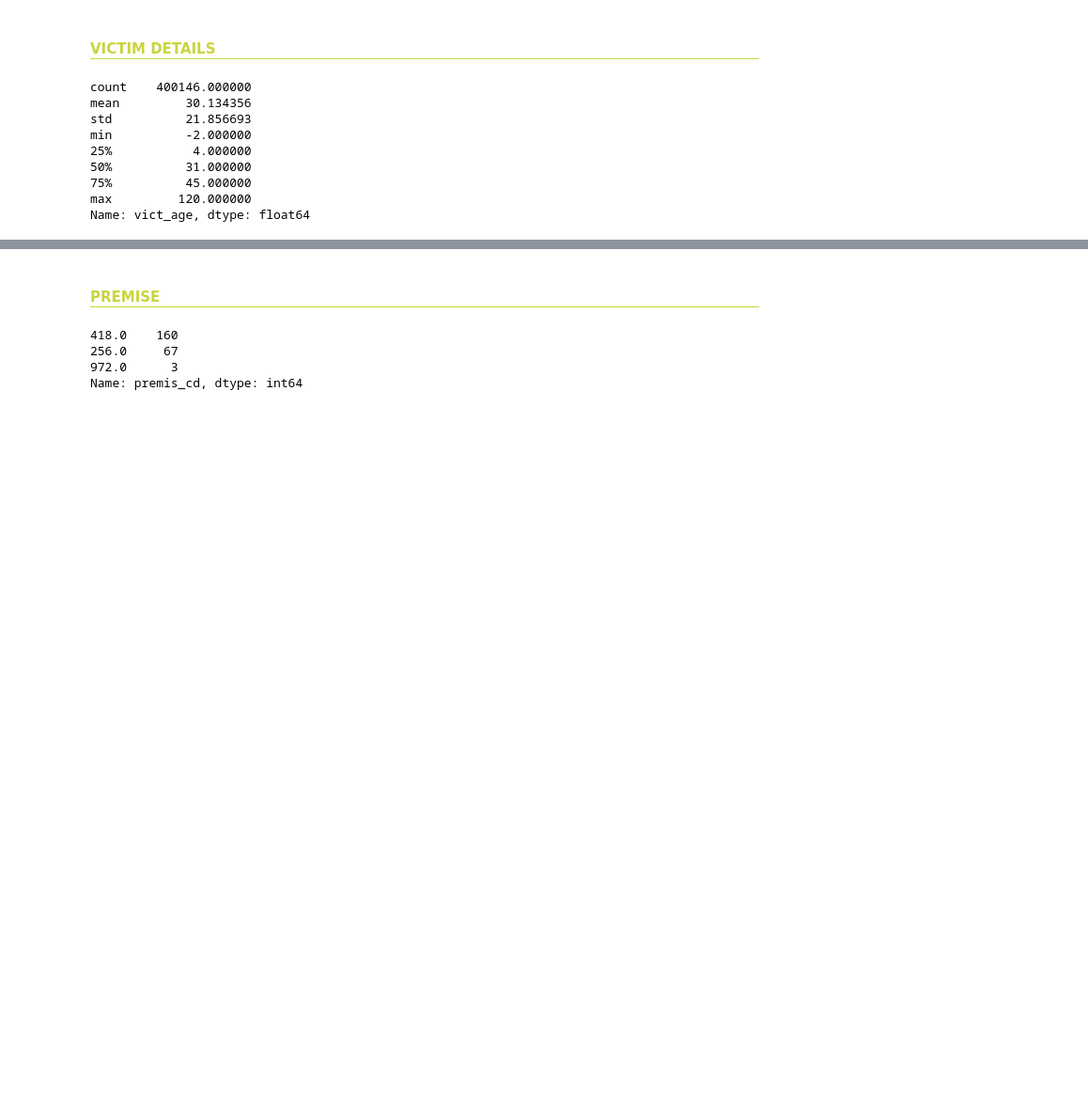
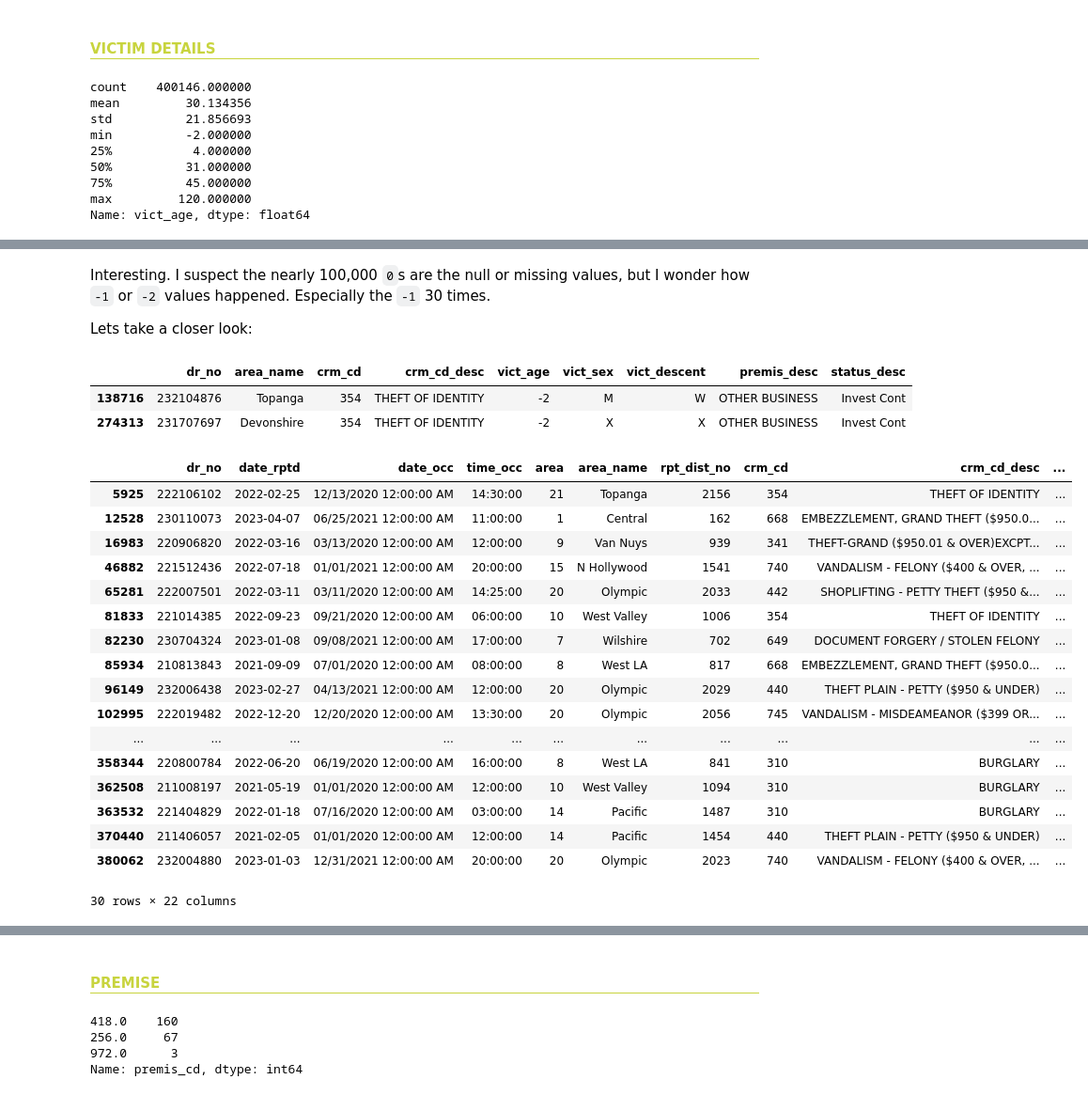
Before and after one commit to jdormaar/Boardgame_Preferences_Predictive_Analysis, a Jupyter notebook: Competitions/Analyzing Crime in LA/Workbook/notebook.ipynb, the cells around one changed output, grey strips where cells are left out. Shown at 94% size. Saved outputs shown, nothing was run; the diff lists cells and outputs as text; code cells hidden in the pictures; blank space fills up the shorter version.

```diff
--- a/Competitions/Analyzing Crime in LA/Workbook/notebook.ipynb
+++ b/Competitions/Analyzing Crime in LA/Workbook/notebook.ipynb
@@ -576,0 +593,66 @@ FileNotFoundError: [Errno 2] No such file or directory: '../images/vict_age_dist
+# %% [markdown]
+Interesting.  I suspect the nearly 100,000 `0`s are the null or missing values, but I wonder how `-1` or `-2` values happened.  Especially the `-1` 30 times.
+
+Lets take a closer look:
+# %%
+neg_2 = df[df['vict_age']== -2]
+neg_2[[
+ 'dr_no',
+ 'area_name',
+ 'crm_cd',
+ 'crm_cd_desc',
+ 'vict_age',
+ 'vict_sex',
+ 'vict_descent',
+ 'premis_desc',
+ 'status_desc'
+]]
+# %% [output]
+|  | dr_no | area_name | crm_cd | crm_cd_desc | vict_age | vict_sex | vict_descent | premis_desc | status_desc |
+| 138716 | 232104876 | Topanga | 354 | THEFT OF IDENTITY | -2 | M | W | OTHER BUSINESS | Invest Cont |
+| 274313 | 231707697 | Devonshire | 354 | THEFT OF IDENTITY | -2 | X | X | OTHER BUSINESS | Invest Cont |
+# %%
+neg_1 = df[df['vict_age']== -1]
+neg_1[[
+ 'dr_no',
+ 'date_rptd',
+ 'date_occ',
+ 'time_occ',
+ 'area',
+ 'area_name',
+ 'rpt_dist_no',
+ 'crm_cd',
+ 'crm_cd_desc',
+ 'vict_age',
+ 'vict_sex',
+ 'vict_descent',
+ 'premis_cd',
+ 'premis_desc',
+ 'weapon_used_cd',
+ 'weapon_desc',
+ 'status_desc',
+ 'crm_cd_1',
+ 'crm_cd_2',
+ 'crm_cd_3',
+ 'location',
+ 'cross_street'
+]]
+# %% [output]
+|  | dr_no | date_rptd | date_occ | time_occ | area | area_name | rpt_dist_no | crm_cd | crm_cd_desc | ... |
+| 5925 | 222106102 | 2022-02-25 | 12/13/2020 12:00:00 AM | 14:30:00 | 21 | Topanga | 2156 | 354 | THEFT OF IDENTITY | ... |
+| 12528 | 230110073 | 2023-04-07 | 06/25/2021 12:00:00 AM | 11:00:00 | 1 | Central | 162 | 668 | EMBEZZLEMENT, GRAND THEFT ($950.0... | ... |
+| 16983 | 220906820 | 2022-03-16 | 03/13/2020 12:00:00 AM | 12:00:00 | 9 | Van Nuys | 939 | 341 | THEFT-GRAND ($950.01 & OVER)EXCPT... | ... |
+| 46882 | 221512436 | 2022-07-18 | 01/01/2021 12:00:00 AM | 20:00:00 | 15 | N Hollywood | 1541 | 740 | VANDALISM - FELONY ($400 & OVER, ... | ... |
+| 65281 | 222007501 | 2022-03-11 | 03/11/2020 12:00:00 AM | 14:25:00 | 20 | Olympic | 2033 | 442 | SHOPLIFTING - PETTY THEFT ($950 &... | ... |
+| 81833 | 221014385 | 2022-09-23 | 09/21/2020 12:00:00 AM | 06:00:00 | 10 | West Valley | 1006 | 354 | THEFT OF IDENTITY | ... |
+| 82230 | 230704324 | 2023-01-08 | 09/08/2021 12:00:00 AM | 17:00:00 | 7 | Wilshire | 702 | 649 | DOCUMENT FORGERY / STOLEN FELONY | ... |
+| 85934 | 210813843 | 2021-09-09 | 07/01/2020 12:00:00 AM | 08:00:00 | 8 | West LA | 817 | 668 | EMBEZZLEMENT, GRAND THEFT ($950.0... | ... |
+| 96149 | 232006438 | 2023-02-27 | 04/13/2021 12:00:00 AM | 12:00:00 | 20 | Olympic | 2029 | 440 | THEFT PLAIN - PETTY ($950 & UNDER) | ... |
+| 102995 | 222019482 | 2022-12-20 | 12/20/2020 12:00:00 AM | 13:30:00 | 20 | Olympic | 2056 | 745 | VANDALISM - MISDEAMEANOR ($399 OR... | ... |
+| ... | ... | ... | ... | ... | ... | ... | ... | ... | ... | ... |
+| 358344 | 220800784 | 2022-06-20 | 06/19/2020 12:00:00 AM | 16:00:00 | 8 | West LA | 841 | 310 | BURGLARY | ... |
+| 362508 | 211008197 | 2021-05-19 | 01/01/2020 12:00:00 AM | 12:00:00 | 10 | West Valley | 1094 | 310 | BURGLARY | ... |
+| 363532 | 221404829 | 2022-01-18 | 07/16/2020 12:00:00 AM | 03:00:00 | 14 | Pacific | 1487 | 310 | BURGLARY | ... |
+| 370440 | 211406057 | 2021-02-05 | 01/01/2020 12:00:00 AM | 12:00:00 | 14 | Pacific | 1454 | 440 | THEFT PLAIN - PETTY ($950 & UNDER) | ... |
+| 380062 | 232004880 | 2023-01-03 | 12/31/2021 12:00:00 AM | 20:00:00 | 20 | Olympic | 2023 | 740 | VANDALISM - FELONY ($400 & OVER, ... | ... |
+30 rows × 22 columns
```
Also changed, not shown: parts of 5 cells of this notebook, 3 other files.
